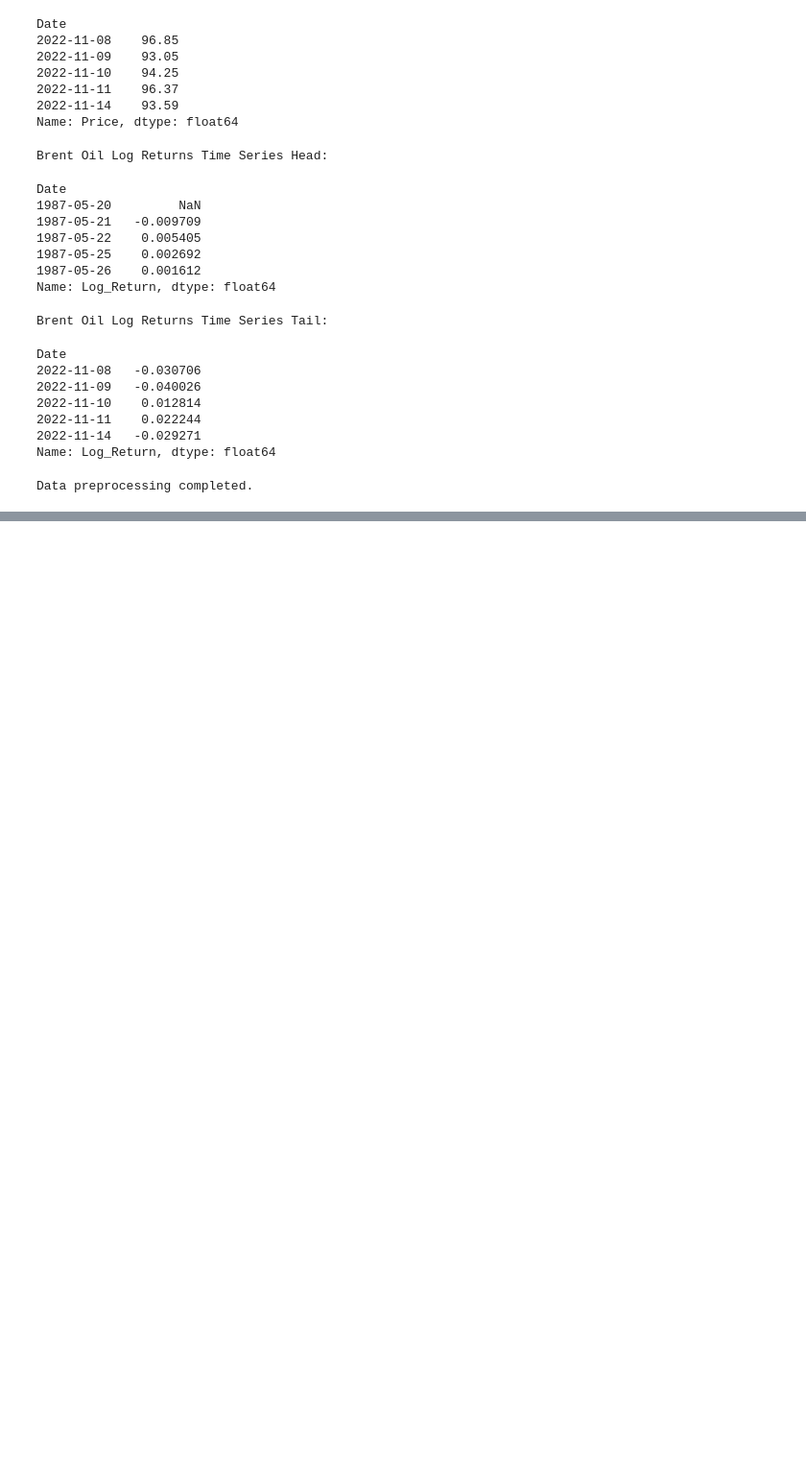
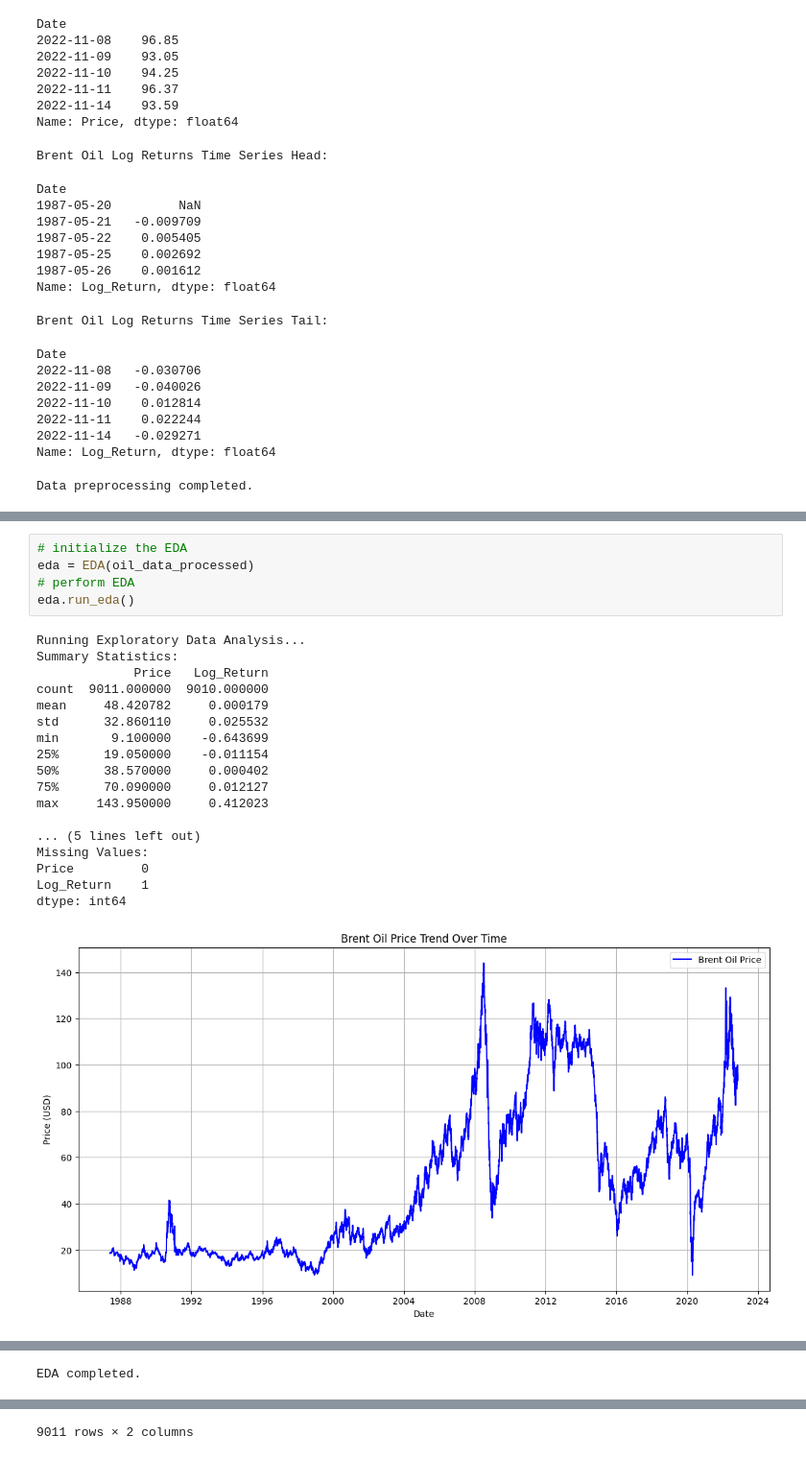
Before and after one commit to chalasimon/Oil-Price-Analysis, a Jupyter notebook: notebook/exploratory_analysis.ipynb, the cells around one changed output, grey strips where cells are left out. Shown at 96% size. Saved outputs shown, nothing was run; the diff lists cells and outputs as text; blank space fills up the shorter version.

```diff
--- a/notebook/exploratory_analysis.ipynb
+++ b/notebook/exploratory_analysis.ipynb
@@ -92,0 +102,24 @@ Data preprocessing completed.
+# %%
+# initialize the EDA
+eda = EDA(oil_data_processed)
+# perform EDA
+eda.run_eda()
+# %% [output]
+Running Exploratory Data Analysis...
+Summary Statistics:
+             Price   Log_Return
+count  9011.000000  9010.000000
+mean     48.420782     0.000179
+std      32.860110     0.025532
+min       9.100000    -0.643699
+25%      19.050000    -0.011154
+50%      38.570000     0.000402
+75%      70.090000     0.012127
+max     143.950000     0.412023
+
+... (5 lines left out)
+Missing Values:
+Price         0
+Log_Return    1
+dtype: int64
+[figure, added]
@@ -92,0 +127 @@ Data preprocessing completed.
+EDA completed.
@@ -92,0 +141 @@ Data preprocessing completed.
+9011 rows × 2 columns
```
Also changed, not shown: parts of 3 cells of this notebook, 1 other file.
